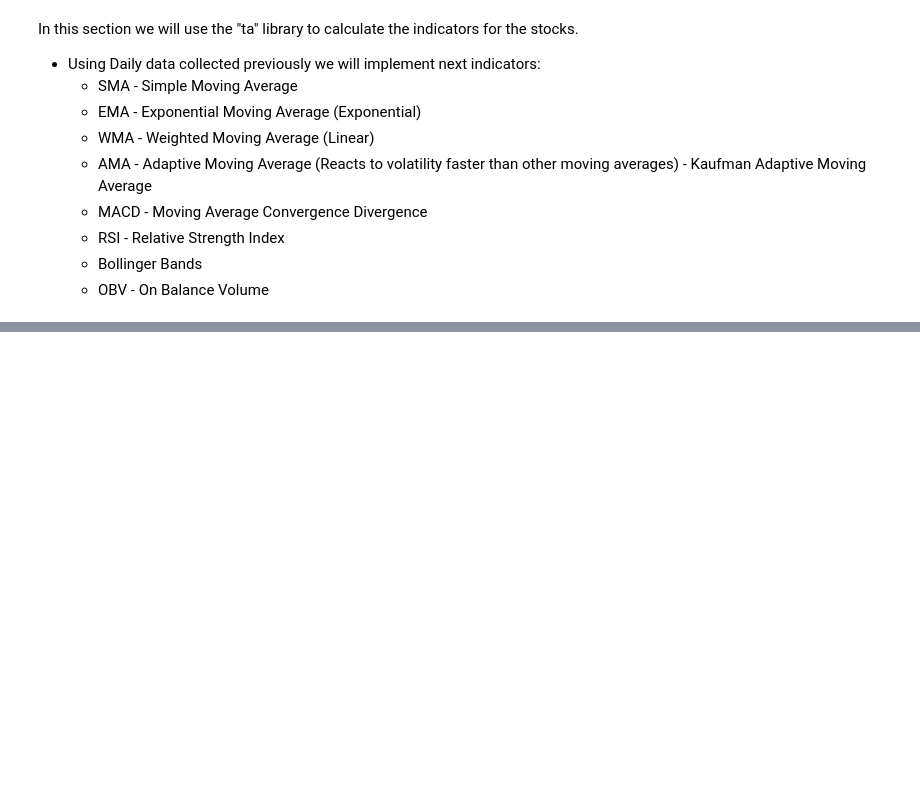
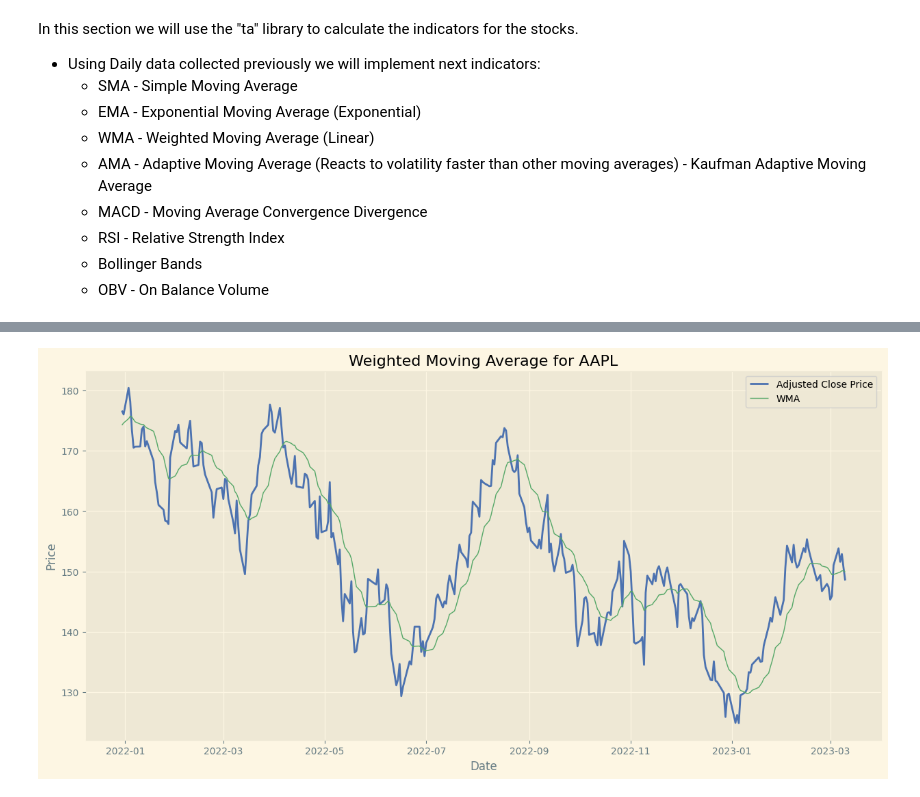
Before and after one commit to Folongton/Stock-Analysis, a Jupyter notebook: P1-Indicators-Chart-Analysis/P1-Chart-Analysis.ipynb, the cells around one changed output, grey strips where cells are left out. Cells and saved outputs as stored; diff of their text form; code cells hidden in the pictures; blank space fills up the shorter version.

```diff
--- a/P1-Indicators-Chart-Analysis/P1-Chart-Analysis.ipynb
+++ b/P1-Indicators-Chart-Analysis/P1-Chart-Analysis.ipynb
@@ -628,0 +489,4 @@ def calc_plot_OBV(df, plot=True, plot_days_back=100):
+# %%
+_= Ind.calc_plot_WMA(df, stock_name='AAPL',window=20, plot=True, plot_days_back=300)
+# %% [output]
+[figure, added]
```
Also changed, not shown: parts of 16 cells of this notebook, 1 other file.
